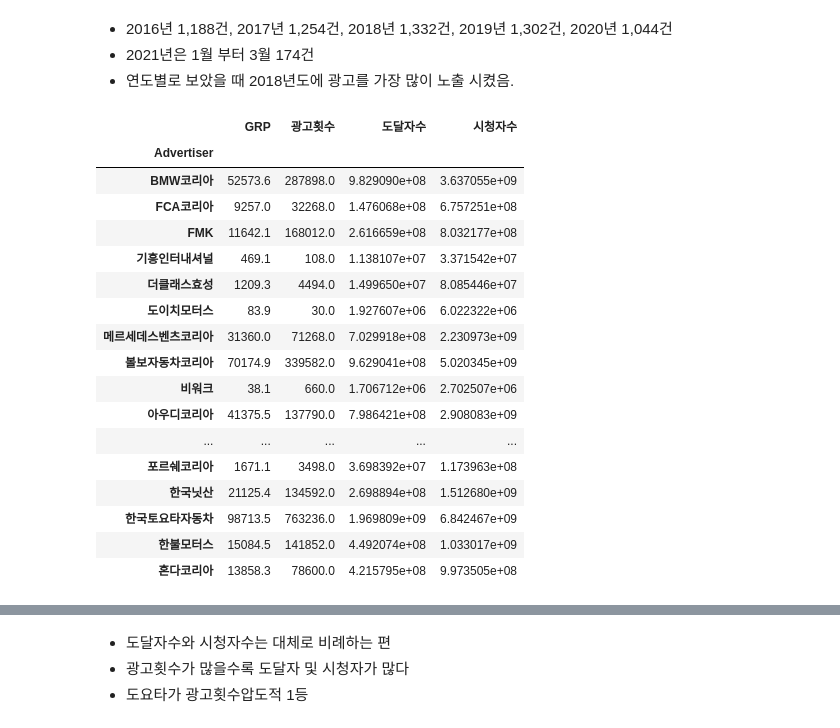
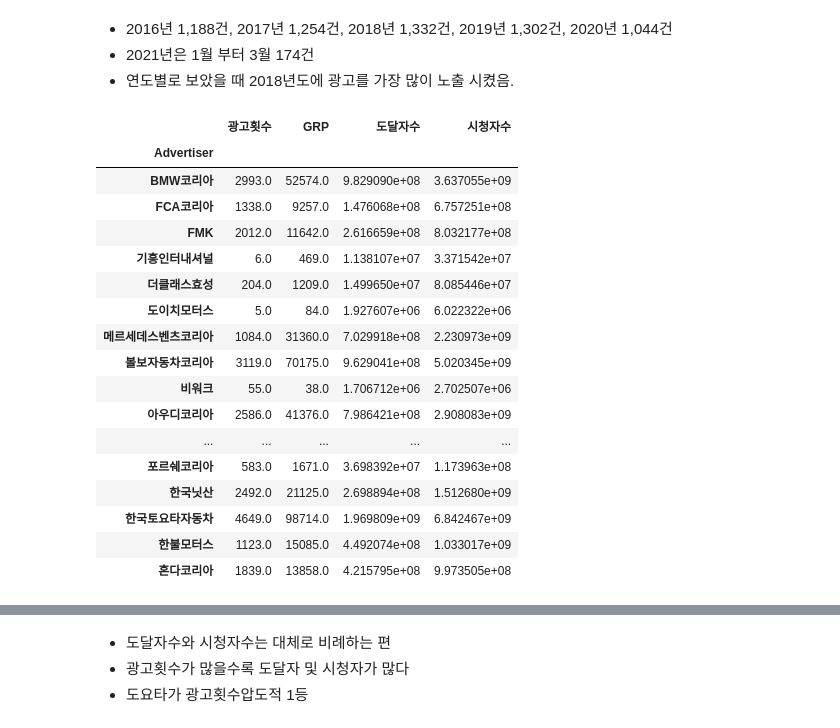
Before and after one commit to Ki-Sung/AutoReport-Service, a Jupyter notebook: car_ad_EDA_01.ipynb, the cells around one changed output, grey strips where cells are left out. Cells and saved outputs as stored; diff of their text form; code cells hidden in the pictures.

Commit message:
Modify: advertiser pivot table aggfunc

```diff
--- a/car_ad_EDA_01.ipynb
+++ b/car_ad_EDA_01.ipynb
@@ -38,9 +38,9 @@ warnings.filterwarnings(action='ignore') # 경고 매세지 강제로 없애주
 ![%E1%84%89%E1%85%B3%E1%84%8F%E1%85%B3%E1%84%85%E1%85%B5%E1%86%AB%E1%84%89%E1%85%A3%E1%86%BA%202021-05-09%20%E1%84%8B%E1%85%A9%E1%84%92%E1%85%AE%2011.48.43.png](attachment:%E1%84%89%E1%85%B3%E1%84%8F%E1%85%B3%E1%84%85%E1%85%B5%E1%86%AB%E1%84%89%E1%85%A3%E1%86%BA%202021-05-09%20%E1%84%8B%E1%85%A9%E1%84%92%E1%85%AE%2011.48.43.png)
 - 팀 내에서 정리한 데이터
 # %%
-data = pd.read_csv('datas/TV_GRPs_by_models_v2.csv')
+data = pd.read_csv('TV_GRPs_by_models_v2.csv')
 data = data.iloc[:-2, :]
-data1 = pd.read_csv('datas/TV_GRPs_by_models_v2_1.csv')
+data1 = pd.read_csv('TV_GRPs_by_models_v2_1.csv')
 # %%
 # 자체 전처리로 데이터를 정렬한 오리지널 데이터
 data.head()
@@ -182,29 +182,28 @@ plt.show()
 - 연도별로 보았을 때 2018년도에 광고를 가장 많이 노출 시켰음.
 # %%
 # 광고주를 기준으로 광고횟수, GRP, 도달자수, 시청자수를 각각 더함.
-br = data[["Advertiser","광고횟수","GRP","도달자수","시청자수"]].copy()
-br_pivot = pd.pivot_table(br,index=['Advertiser'],
-                             aggfunc={"광고횟수":'sum',"GRP":'sum',"도달자수":'sum',"시청자수":'sum'})
-br_pivot['도달자수'] = round(br_pivot['도달자수'])
-br_pivot['시청자수'] = round(br_pivot['시청자수'])
+br = data[["Advertiser","Year", "광고횟수","GRP","도달자수","시청자수"]].copy()
+br_pivot = pd.pivot_table(br,index=['Advertiser', "Year"],
+                             aggfunc={"광고횟수":'mean',"GRP":'sum',"도달자수":'sum',"시청자수":'sum'}).reset_index()
+br_pivot = br_pivot.groupby("Advertiser").sum()[["광고횟수","GRP","도달자수","시청자수"]].round()
 br_pivot
 # %% [output]
-|  | GRP | 광고횟수 | 도달자수 | 시청자수 |
+|  | 광고횟수 | GRP | 도달자수 | 시청자수 |
 | Advertiser |  |  |  |  |
-| BMW코리아 | 52573.6 | 287898.0 | 9.829090e+08 | 3.637055e+09 |
-| FCA코리아 | 9257.0 | 32268.0 | 1.476068e+08 | 6.757251e+08 |
-| FMK | 11642.1 | 168012.0 | 2.616659e+08 | 8.032177e+08 |
-| 기흥인터내셔널 | 469.1 | 108.0 | 1.138107e+07 | 3.371542e+07 |
-| 더클래스효성 | 1209.3 | 4494.0 | 1.499650e+07 | 8.085446e+07 |
-| 도이치모터스 | 83.9 | 30.0 | 1.927607e+06 | 6.022322e+06 |
-| 메르세데스벤츠코리아 | 31360.0 | 71268.0 | 7.029918e+08 | 2.230973e+09 |
-| 볼보자동차코리아 | 70174.9 | 339582.0 | 9.629041e+08 | 5.020345e+09 |
-| 비워크 | 38.1 | 660.0 | 1.706712e+06 | 2.702507e+06 |
-| 아우디코리아 | 41375.5 | 137790.0 | 7.986421e+08 | 2.908083e+09 |
+| BMW코리아 | 2993.0 | 52574.0 | 9.829090e+08 | 3.637055e+09 |
+| FCA코리아 | 1338.0 | 9257.0 | 1.476068e+08 | 6.757251e+08 |
+| FMK | 2012.0 | 11642.0 | 2.616659e+08 | 8.032177e+08 |
+| 기흥인터내셔널 | 6.0 | 469.0 | 1.138107e+07 | 3.371542e+07 |
+| 더클래스효성 | 204.0 | 1209.0 | 1.499650e+07 | 8.085446e+07 |
+| 도이치모터스 | 5.0 | 84.0 | 1.927607e+06 | 6.022322e+06 |
+| 메르세데스벤츠코리아 | 1084.0 | 31360.0 | 7.029918e+08 | 2.230973e+09 |
+| 볼보자동차코리아 | 3119.0 | 70175.0 | 9.629041e+08 | 5.020345e+09 |
+| 비워크 | 55.0 | 38.0 | 1.706712e+06 | 2.702507e+06 |
+| 아우디코리아 | 2586.0 | 41376.0 | 7.986421e+08 | 2.908083e+09 |
 | ... | ... | ... | ... | ... |
-| 포르쉐코리아 | 1671.1 | 3498.0 | 3.698392e+07 | 1.173963e+08 |
-| 한국닛산 | 21125.4 | 134592.0 | 2.698894e+08 | 1.512680e+09 |
-| 한국토요타자동차 | 98713.5 | 763236.0 | 1.969809e+09 | 6.842467e+09 |
-| 한불모터스 | 15084.5 | 141852.0 | 4.492074e+08 | 1.033017e+09 |
-| 혼다코리아 | 13858.3 | 78600.0 | 4.215795e+08 | 9.973505e+08 |
+| 포르쉐코리아 | 583.0 | 1671.0 | 3.698392e+07 | 1.173963e+08 |
+| 한국닛산 | 2492.0 | 21125.0 | 2.698894e+08 | 1.512680e+09 |
+| 한국토요타자동차 | 4649.0 | 98714.0 | 1.969809e+09 | 6.842467e+09 |
+| 한불모터스 | 1123.0 | 15085.0 | 4.492074e+08 | 1.033017e+09 |
+| 혼다코리아 | 1839.0 | 13858.0 | 4.215795e+08 | 9.973505e+08 |
 # %%
```
Also changed, not shown: parts of 1 cell of this notebook.
